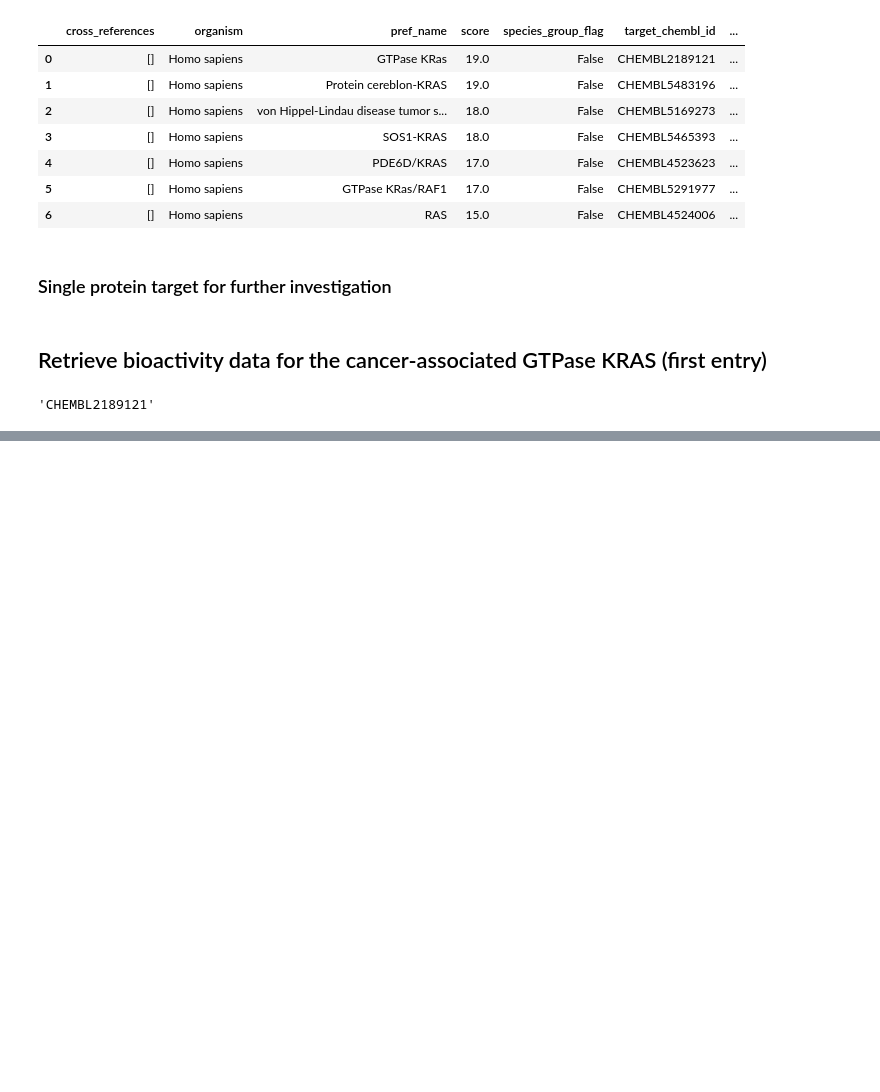
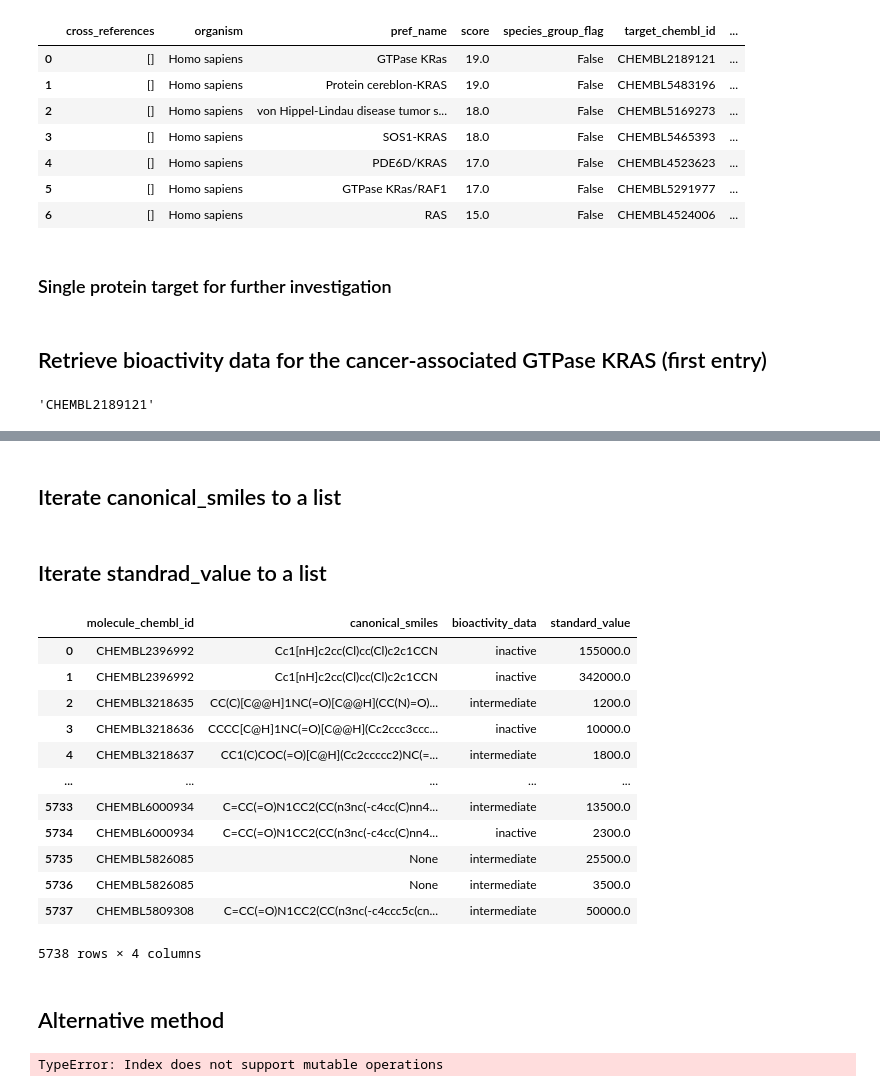
Before and after one commit to Pavalya-Periyasamy05/Machine-Learning-and-AI, a Jupyter notebook: CDD_Download_Bioactivity_Data.ipynb, the cells around one changed output, grey strips where cells are left out. Saved outputs shown, nothing was run; the diff lists cells and outputs as text; code cells hidden in the pictures; blank space fills up the shorter version.

```diff
--- a/CDD_Download_Bioactivity_Data.ipynb
+++ b/CDD_Download_Bioactivity_Data.ipynb
@@ -62,0 +188,46 @@ df = pd.DataFrame.from_dict(res)
+# %%
+mol_cid =[]
+for i in df2.molecule_chembl_id:
+  mol_cid.append(i)
+# %% [markdown]
+## Iterate canonical_smiles to a list
+# %%
+canonical_smiles = []
+for i in df2.canonical_smiles:
+  canonical_smiles.append(i)
+# %% [markdown]
+## Iterate standrad_value to a list
+# %%
+standard_value = []
+for i in df.standard_value:
+  standard_value.append(i)
+# %%
+data_tuples = list(zip(mol_cid, canonical_smiles, bioactivity_class, standard_value)) # Zip, creates tuples row-wise. list, collects all tuples into a list.
+df3 = pd.DataFrame(data_tuples, columns =["molecule_chembl_id", "canonical_smiles", "bioactivity_data", "standard_value"])
+# %%
+df3
+# %% [output]
+|  | molecule_chembl_id | canonical_smiles | bioactivity_data | standard_value |
+| 0 | CHEMBL2396992 | Cc1[nH]c2cc(Cl)cc(Cl)c2c1CCN | inactive | 155000.0 |
+| 1 | CHEMBL2396992 | Cc1[nH]c2cc(Cl)cc(Cl)c2c1CCN | inactive | 342000.0 |
+| 2 | CHEMBL3218635 | CC(C)[C@@H]1NC(=O)[C@@H](CC(N)=O)... | intermediate | 1200.0 |
+| 3 | CHEMBL3218636 | CCCC[C@H]1NC(=O)[C@@H](Cc2ccc3ccc... | inactive | 10000.0 |
+| 4 | CHEMBL3218637 | CC1(C)COC(=O)[C@H](Cc2ccccc2)NC(=... | intermediate | 1800.0 |
+| ... | ... | ... | ... | ... |
+| 5733 | CHEMBL6000934 | C=CC(=O)N1CC2(CC(n3nc(-c4cc(C)nn4... | intermediate | 13500.0 |
+| 5734 | CHEMBL6000934 | C=CC(=O)N1CC2(CC(n3nc(-c4cc(C)nn4... | inactive | 2300.0 |
+| 5735 | CHEMBL5826085 | None | intermediate | 25500.0 |
+| 5736 | CHEMBL5826085 | None | intermediate | 3500.0 |
+| 5737 | CHEMBL5809308 | C=CC(=O)N1CC2(CC(n3nc(-c4ccc5c(cn... | intermediate | 50000.0 |
+5738 rows × 4 columns
+# %% [markdown]
+## Alternative method
+# %%
+selection = ["molecule_chembl_id", "canonical_smiles", "standard_value"]
+df3 = df2[selection]
+# or
+pd.concat([df3, pd.Series(bioactivity_class)], axis=1) # pd.Series: concat expects in series or DataFrame format
+df3.columns["0"] =["bioactivity_class"]
+df3
+# %% [output]
+TypeError: Index does not support mutable operations
```
Also changed, not shown: parts of 24 cells of this notebook.
